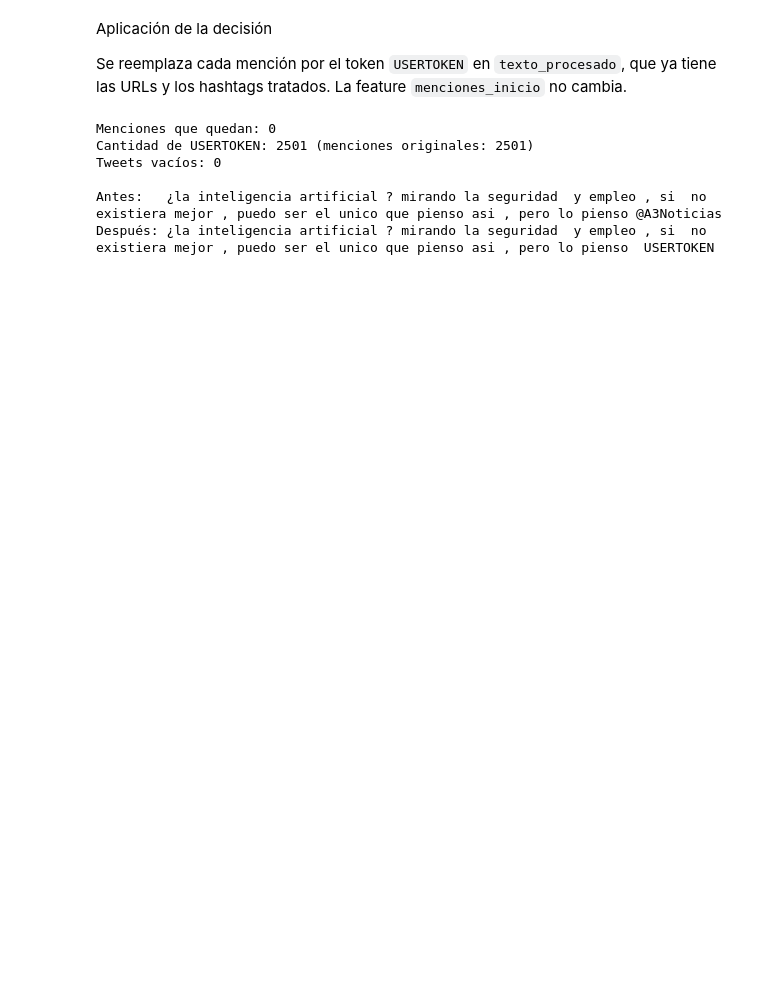
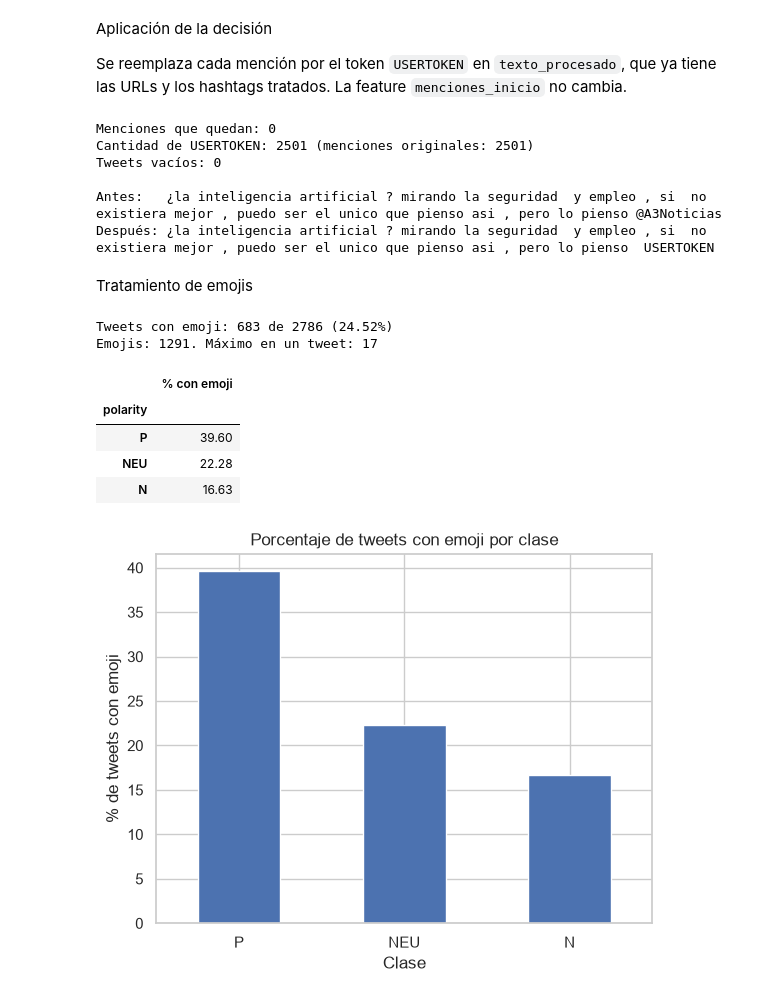
Before and after one commit to Barlita03/TP-CienciasDeDatos, a Jupyter notebook: TP1_CdD.ipynb, the cells around one changed output. Cells and saved outputs as stored; diff of their text form; code cells hidden in the pictures; blank space fills up the shorter version.

Commit message:
Agrega el tratamiento de emojis

```diff
--- a/TP1_CdD.ipynb
+++ b/TP1_CdD.ipynb
@@ -1727,3 +1727,31 @@ Tweets vacíos: 0
 
 Antes:   ¿la inteligencia artificial ? mirando la seguridad  y empleo , si  no existiera mejor , puedo ser el unico que pienso asi , pero lo pienso @A3Noticias
 Después: ¿la inteligencia artificial ? mirando la seguridad  y empleo , si  no existiera mejor , puedo ser el unico que pienso asi , pero lo pienso  USERTOKEN
+# %% [markdown]
+Tratamiento de emojis
+# %%
+# Emojis de cada tweet, contados sobre el texto sin URLs como en la feature cant_emojis (J-31)
+lista_emojis = train['text'].str.replace(patron_url, ' ', regex=True).map(lambda texto: [e['emoji'] for e in emj.emoji_list(texto)])
+total_emojis = lista_emojis.str.len()
+
+print(f"Tweets con emoji: {(total_emojis > 0).sum()} de {len(train)} ({(total_emojis > 0).mean():.2%})")
+print(f"Emojis: {total_emojis.sum()}. Máximo en un tweet: {total_emojis.max()}")
+
+# Tweets con emoji dentro de cada clase
+emoji_por_clase = ((total_emojis > 0).groupby(train['polarity']).mean() * 100).reindex(orden).round(2)
+display(emoji_por_clase.to_frame('% con emoji'))
+
+emoji_por_clase.plot(kind='bar', rot=0)
+plt.title('Porcentaje de tweets con emoji por clase')
+plt.xlabel('Clase')
+plt.ylabel('% de tweets con emoji')
+plt.show()
+# %% [output]
+Tweets con emoji: 683 de 2786 (24.52%)
+Emojis: 1291. Máximo en un tweet: 17
+|  | % con emoji |
+| polarity |  |
+| P | 39.60 |
+| NEU | 22.28 |
+| N | 16.63 |
+[figure, added]
```
Also changed, not shown: parts of 12 cells of this notebook, 3 other files.
